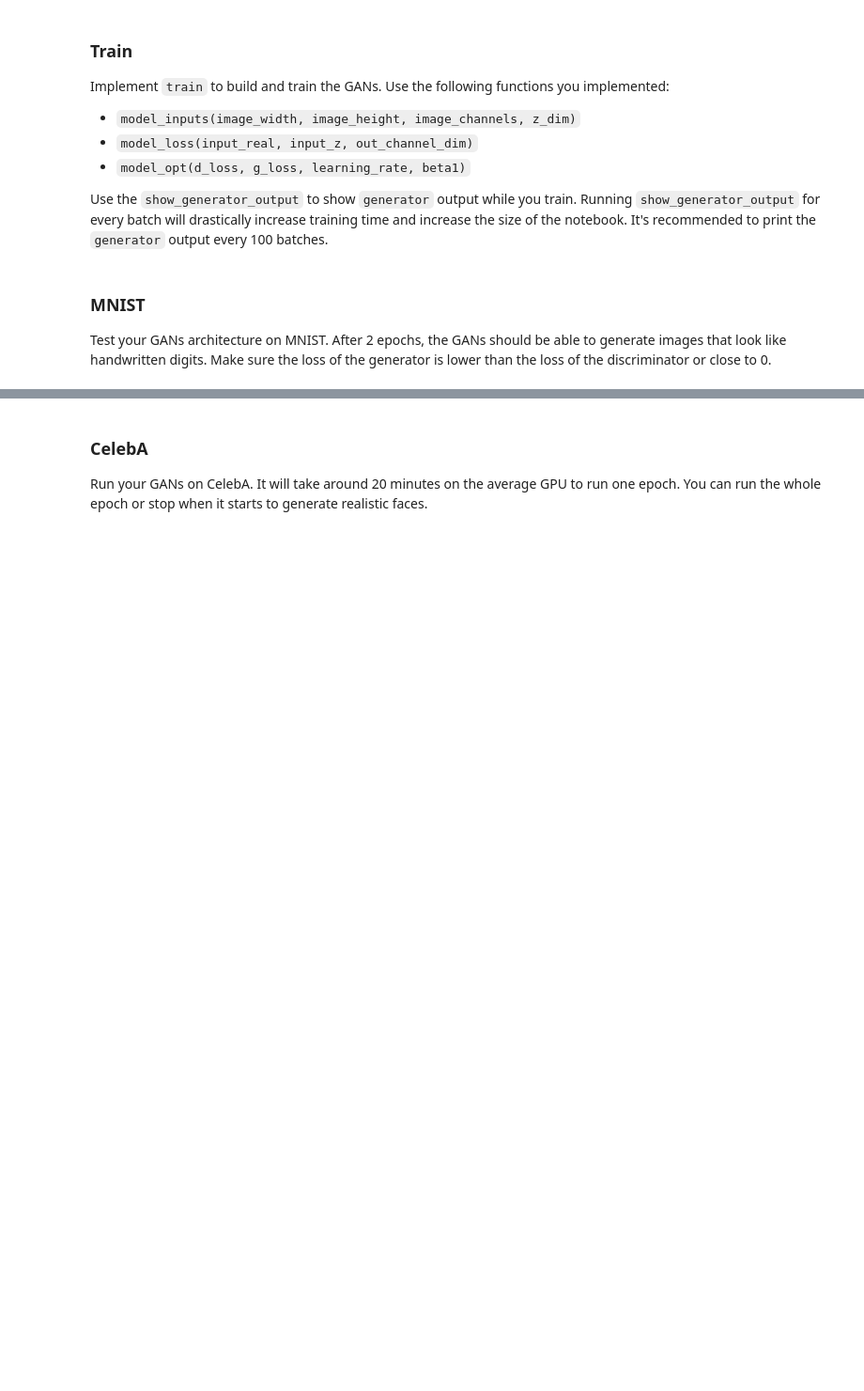
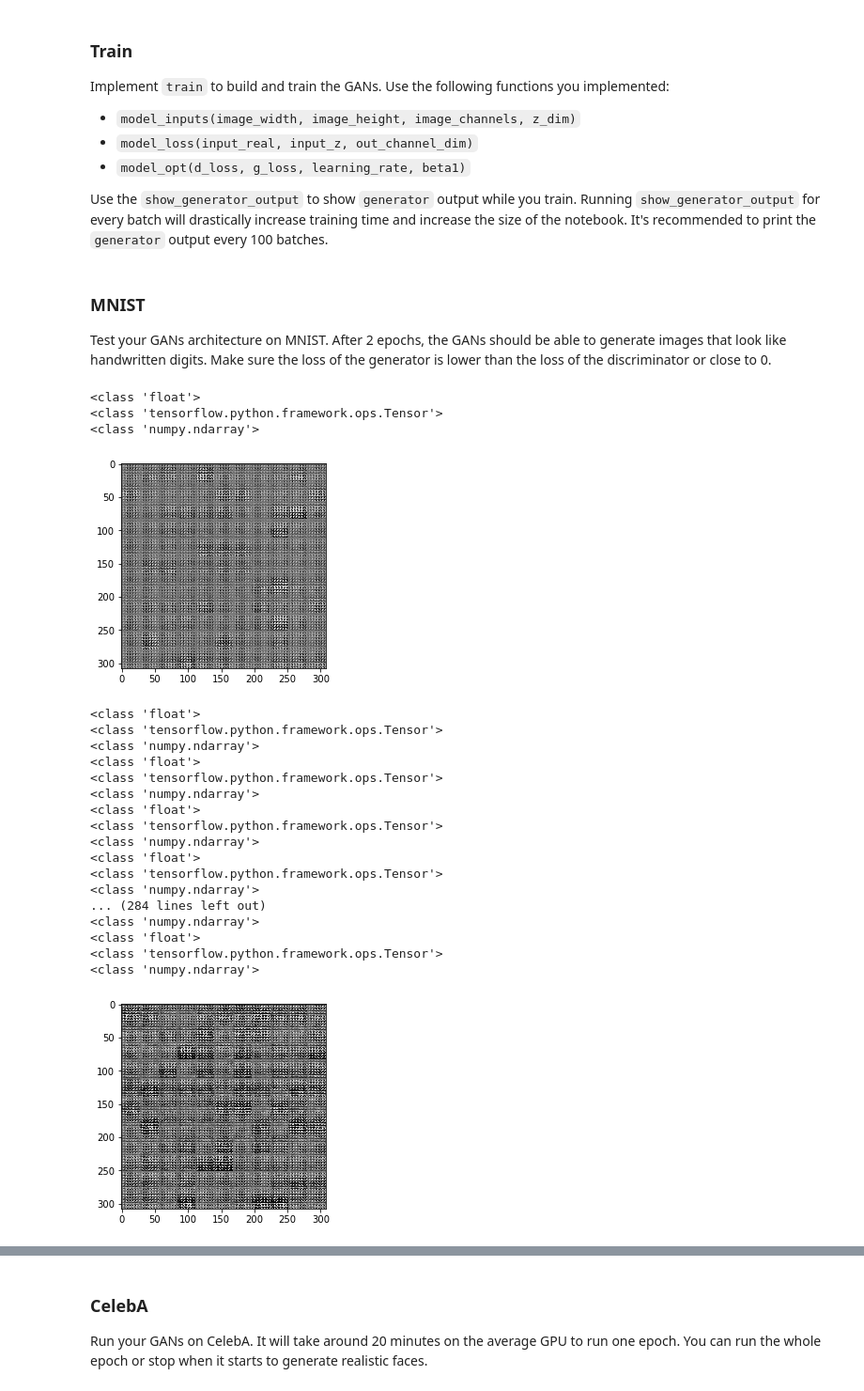
Before and after one commit to joggerJake/UdacityDeepLearning, a Jupyter notebook: face_generation/dlnd_face_generation.ipynb, the cells around one changed output, grey strips where cells are left out. Shown at 94% size. Drawn from its saved outputs; the diff is of its cells as text; code cells hidden in the pictures; blank space fills up the shorter version.

```diff
--- a/face_generation/dlnd_face_generation.ipynb
+++ b/face_generation/dlnd_face_generation.ipynb
@@ -107,8 +118,10 @@ def model_inputs(image_width, image_height, image_channels, z_dim):
     # TODO: Implement Function
 
     #TEST - PUSH THIS CHANGE TO MY PUBLIC REPO
-
-    return None, None, None
+    real_input = tf.placeholder(tf.float32,(None, image_width, image_height, image_channels), name='real_input')
+    z_input = tf.placeholder(tf.float32,(None, z_dim), name='z_input')
+    lr = tf.placeholder(tf.float32, shape=(), name='lr')
+    return real_input, z_input, learning_rate
 
 
 """
@@ -253,29 +335,80 @@ def train(epoch_count, batch_size, z_dim, learning_rate, beta1, get_batches, dat
     :param data_image_mode: The image mode to use for images ("RGB" or "L")
     """
     # TODO: Build Model
+    #make sure you DON'T run show generator output for every batch.
+    #After looking at some discussion on the Udacity forums, it seems I don't
+    #need to reset the variable in the graph
 
+    num_channels = 1
+    if data_image_mode == 'RGB':
+        num_channels = 3
+    else:
+        num_channels = 1
 
+    input_real, input_z, lr_placeholder = model_inputs(28,28,num_channels, z_dim)
+
+    d_loss, g_loss = model_loss(input_real, input_z, num_channels)
+
+    d_opt, g_opt = model_opt(d_loss, g_loss, lr_placeholder, beta1)
+
+    saver = tf.train.Saver()
     with tf.Session() as sess:
         sess.run(tf.global_variables_initializer())
         for epoch_i in range(epoch_count):
+            batch_count = 0
             for batch_images in get_batches(batch_size):
                 # TODO: Train Model
+                batch_z = np.random.uniform(low=-1,high=1, size=(batch_size, z_dim))
+
+                #recall that the images are -.5 to .5, so we must scale
+                reshapedBatch = batch_images
+                reshapedBatch = reshapedBatch*2
+                _ = sess.run(d_opt, feed_dict={input_real: reshapedBatch, input_z: batch_z, lr_placeholder:learning_rate})
+                _ = sess.run(g_opt, feed_dict={input_real: reshapedBatch, input_z: batch_z, lr_placeholder:learning_rate})
+
+                if (batch_count%100 == 0):
+                    show_generator_output(sess, batch_size, input_z, num_channels, data_image_mode)
+                batch_count += 1
+        saver.save(sess, './checkpoints/generator.ckpt')
 # %% [markdown]
 ### MNIST
 Test your GANs architecture on MNIST.  After 2 epochs, the GANs should be able to generate images that look like handwritten digits.  Make sure the loss of the generator is lower than the loss of the discriminator or close to 0.
 # %%
-batch_size = None
-z_dim = None
-learning_rate = None
-beta1 = None
+batch_size = 128
+z_dim = 100
+learning_rate = .02
+beta1 = 0.5
 
 
 """
 DON'T MODIFY ANYTHING IN THIS CELL THAT IS BELOW THIS LINE
 """
-epochs = 2
+epochs = 1
 
 mnist_dataset = helper.Dataset('mnist', glob(os.path.join(data_dir, 'mnist/*.jpg')))
 with tf.Graph().as_default():
     train(epochs, batch_size, z_dim, learning_rate, beta1, mnist_dataset.get_batches,
           mnist_dataset.shape, mnist_dataset.image_mode)
+# %% [output]
+<class 'float'>
+<class 'tensorflow.python.framework.ops.Tensor'>
+<class 'numpy.ndarray'>
+[figure, added]
+<class 'float'>
+<class 'tensorflow.python.framework.ops.Tensor'>
+<class 'numpy.ndarray'>
+<class 'float'>
+<class 'tensorflow.python.framework.ops.Tensor'>
+<class 'numpy.ndarray'>
+<class 'float'>
+<class 'tensorflow.python.framework.ops.Tensor'>
+<class 'numpy.ndarray'>
+<class 'float'>
+<class 'tensorflow.python.framework.ops.Tensor'>
+<class 'numpy.ndarray'>
+... (284 lines left out)
+<class 'numpy.ndarray'>
+<class 'float'>
+<class 'tensorflow.python.framework.ops.Tensor'>
+<class 'numpy.ndarray'>
+[figure, added]
```
Also changed, not shown: parts of 10 cells of this notebook.
